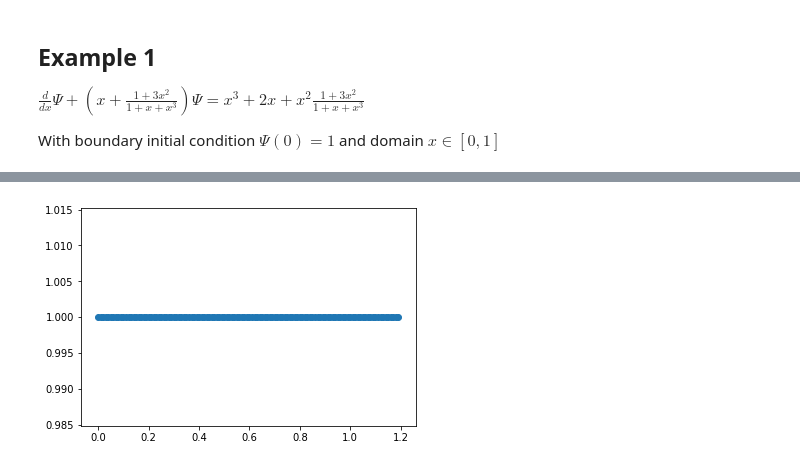
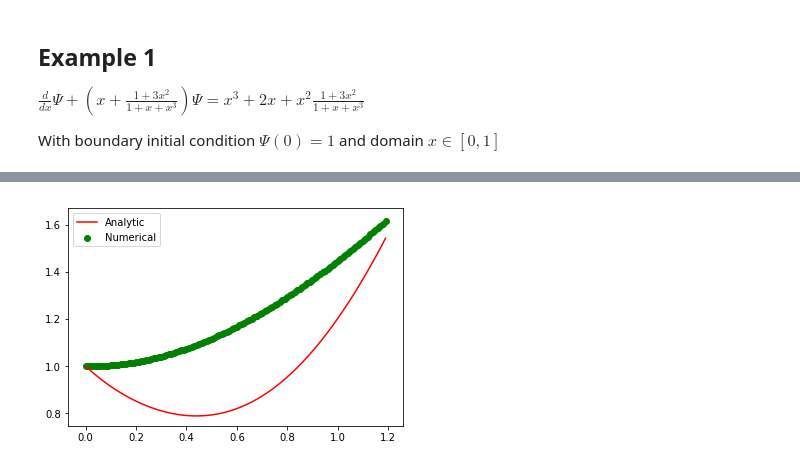
Before and after one commit to PGrabinski/NNDE, a Jupyter notebook: NNDE.ipynb, the cells around one changed output, grey strips where cells are left out. Drawn from its saved outputs; the diff is of its cells as text; code cells hidden in the pictures.

```diff
--- a/NNDE.ipynb
+++ b/NNDE.ipynb
@@ -122,8 +122,7 @@ class Trial_Solution:
       unsupervised=True)
 
   def predict(self, X):
-    return self.boundary_condition_value_function(X)
-    + self.boundary_vanishing_function * self.network.forward_pass(X, 0)
+    return self.boundary_condition_value_function(X) + self.boundary_vanishing_function(X) * self.network.forward_pass(X, 0)
 
   def train(self, samples, epochs):
     self.network.train(samples=samples, epochs=epochs, labels=None)
@@ -134,4 +133,4 @@ $\frac{d}{dx}\Psi+(x+\frac{1+3x^2}{1+x+x^3})\Psi=x^3+2x+x^2\frac{1+3x^2}{1+x+x^3
 
 With boundary initial condition $\Psi(0)=1$ and domain $x\in[0,1]$
 # %%
-Xe1 = np.arange(0,1,0.1).reshape((10,1)) + 1e-6
+Xe1 = np.arange(0,1,0.1).reshape((10,1,1)) + 1e-6
@@ -212,7 +198,7 @@ example1_trial_solution = Trial_Solution(loss_function=example1_loss_function,
                                         visible_weights_change=example1_visible_weights_change,
                                         boundary_condition_value_function=example1_initial_value,
                                         boundary_vanishing_function=example1_boundary_vanishing,
-                                        input_dim=1, hidden_dim=10, output_dim=1)
+                                        input_dim=1, hidden_dim=20, output_dim=1, learning_rate=1e-1)
 # %%
-example1_trial_solution.train(Xe1, 5)
+example1_trial_solution.train(Xe1, 2000)
 # %% [output]
@@ -224,7 +222,12 @@ Epoch: 5 Loss function: 0.0013055627030457016
 # %%
 Xe1plot = np.arange(0,1.2, 0.01)
-Ye1 = np.array([example1_trial_solution.predict(Xe1plot[i]) for i in range(Xe1plot.shape[0])])
-plt.scatter(Xe1plot, Ye1)
+Xe1plot = Xe1plot.reshape((Xe1plot.shape[0], 1, 1))
+Ye1 = np.array([example1_trial_solution.predict(Xe1plot[i]) for i in range(Xe1plot.shape[0])]).reshape((Xe1plot.shape[0],))
+Xe1plot = Xe1plot.reshape((Xe1plot.shape[0],))
+Ye12 = np.array([np.exp(-0.5*Xe1plot[i]**2)/(1+Xe1plot[i]+Xe1plot[i]**3) + Xe1plot[i]**2 for i in range(Xe1plot.shape[0])])
+plt.scatter(Xe1plot, Ye1, c='g', label='Numerical')
+plt.plot(Xe1plot, Ye12, c='r', label='Analytic')
+plt.legend()
 plt.show()
 # %% [output]
-[figure, old version]
+[figure, new version]
```
Also changed, not shown: parts of 4 cells of this notebook.
